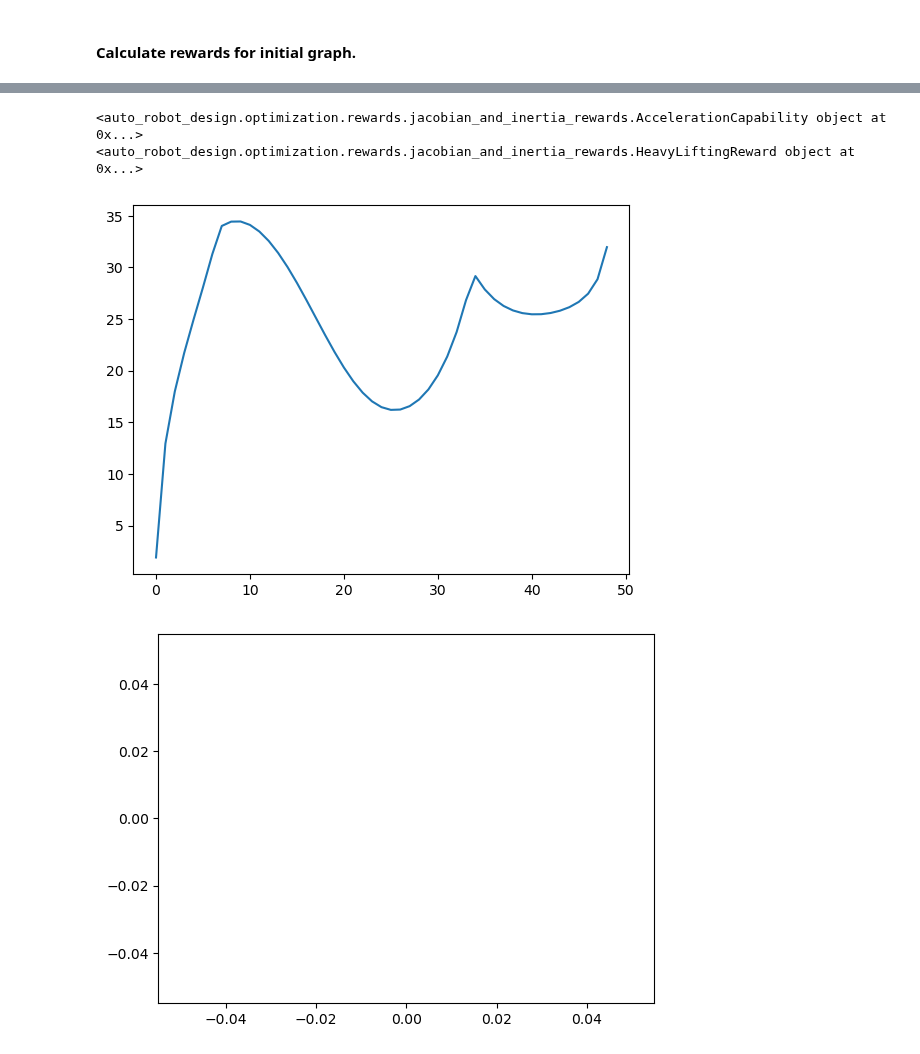
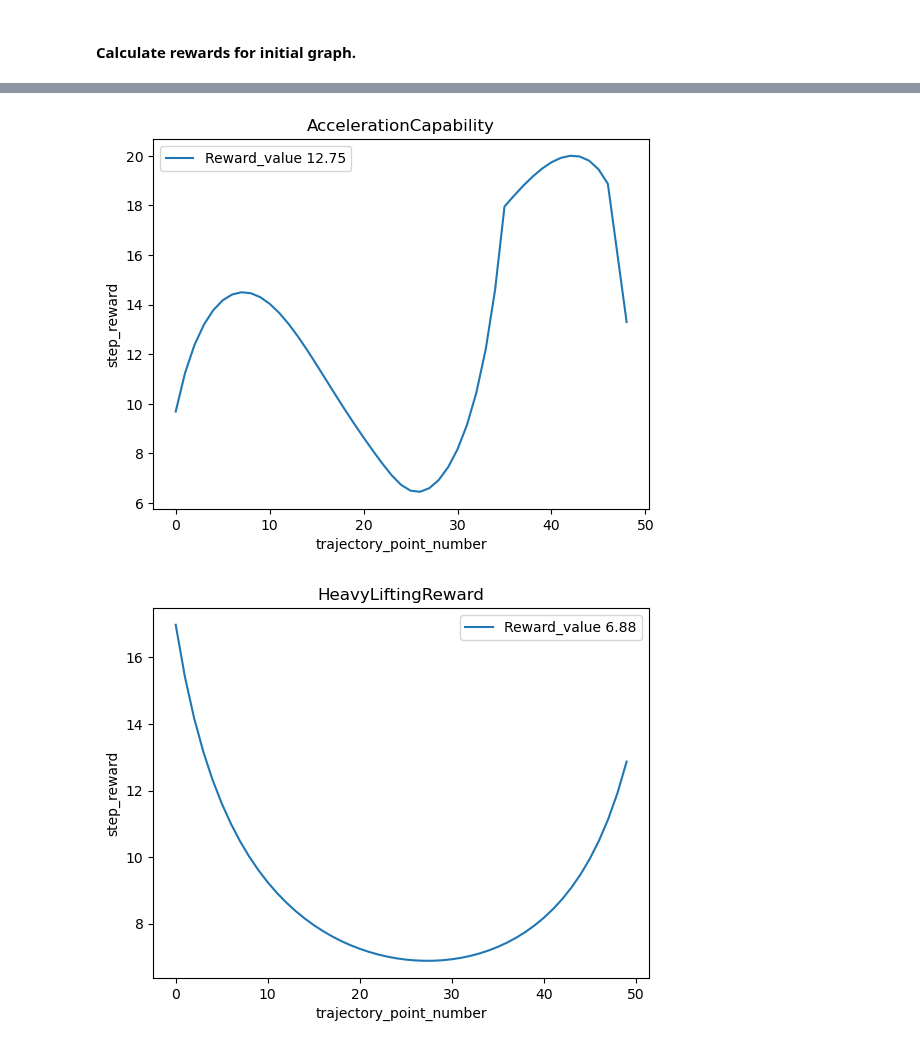
Before and after one commit to LicAiBeerLab/auto-robotics-design, a Jupyter notebook: apps/optimize/single_topology_optimization.ipynb, the cells around one changed output, grey strips where cells are left out. Cells and saved outputs as stored; diff of their text form; code cells hidden in the pictures.

```diff
--- a/apps/optimize/single_topology_optimization.ipynb
+++ b/apps/optimize/single_topology_optimization.ipynb
@@ -30,15 +30,11 @@ from auto_robot_design.description.builder import ParametrizedBuilder, DetailedU
 # %% [markdown]
 #### 1) mechanism configuration
 # %%
-
-
-
 generator = TwoLinkGenerator()
 all_graphs = generator.get_standard_set(shift=0.3)
-graph, constrain_dict = all_graphs[0]
+graph, constrain_dict = all_graphs[4]
 
-#actuator = TMotor_AK10_9()
-actuator = MyActuator_RMD_MT_RH_17_100_N()
+actuator = TMotor_AK10_9()
 thickness = 0.04
 builder = ParametrizedBuilder(DetailedURDFCreatorFixedEE, size_ground=np.array(
     [thickness*5, thickness*10, thickness*2]), actuator=actuator,thickness=thickness)
@@ -77,17 +73,19 @@ dict_point_criteria = {
 crag = CriteriaAggregator(dict_point_criteria, dict_trajectory_criteria)
 
 # set the rewards and weights for the optimization task
-rewards_step = [(PositioningReward(pos_error_key="POS_ERR"), 1), (AccelerationCapability(manipulability_key='Manip_Jacobian',
-            trajectory_key="traj_6d", error_key="error", actuated_mass_key="Actuated_Mass"), 1)]
+acceleration_capability = AccelerationCapability(manipulability_key='Manip_Jacobian',
+            trajectory_key="traj_6d", error_key="error", actuated_mass_key="Actuated_Mass")
+rewards_step = [(PositioningReward(pos_error_key="POS_ERR"), 1), (acceleration_capability, 1)]
 
 step_trajectories = [ground_symmetric_step,left_shift_step,right_shift_step]
-step_trajectories = [ground_symmetric_step, left_shift_step]
+step_trajectories = [ground_symmetric_step]
 
+heavy_lifting = HeavyLiftingReward(manipulability_key='Manip_Jacobian', trajectory_key="traj_6d", error_key="error", mass_key="MASS")
 rewards_vertical = [(PositioningReward(pos_error_key="POS_ERR"), 1),
-           (HeavyLiftingReward(manipulability_key='Manip_Jacobian',
-            trajectory_key="traj_6d", error_key="error", mass_key="MASS"), 1)]
+           (heavy_lifting, 1)]
 
 vertical_trajectories = [central_vertical, left_vertical, right_vertical]
+vertical_trajectories = [central_vertical]
 
 rewards_and_trajectories = [(rewards_step, step_trajectories),(rewards_vertical, vertical_trajectories)]
 
@@ -148,7 +146,7 @@ runner = StarmapParallelization(pool.starmap)
 optimizing_joints = get_optimizing_joints(graph, constrain_dict)
 # %%
 population_size = 32
-n_generations = 60
+n_generations = 10
 
 # create the problem for the current optimization
 problem = CalculateCriteriaProblemByWeigths(graph,builder=builder,
@@ -196,6 +199,5 @@ dict_keys(['X', 'F', 'Fs', 'Mean'])
 # %%
 best_id = np.argmin(optimizer.history["F"])
-best_id = not_super_best_id
 best_x = optimizer.history["X"][best_id]
 best_reward = optimizer.history["F"][best_id]
 print("The minimum result in optimization task:", best_reward)
@@ -240,20 +227,39 @@ draw_joint_point(problem.graph)
 # %%
 fixed_robot, free_robot = jps_graph2pinocchio_robot(problem.graph, builder=builder)
-for i, reward_decomposition in enumerate(best_reward_decomposition):
-    trajectory_id = int(reward_decomposition[0])
-    trajectory = rewards_and_trajectories[i][1][trajectory_id]
 
+reward_decomposition = best_reward_decomposition[0]
+trajectory_id = int(reward_decomposition[0])
+trajectory = rewards_and_trajectories[0][1][trajectory_id]
 
-    point_criteria_vector, trajectory_criteria, res_dict_fixed = crag.get_criteria_data(fixed_robot, free_robot, trajectory)
-    reward = rewards_and_trajectories[i][0][1][0]
+point_criteria_vector, trajectory_criteria, res_dict_fixed = crag.get_criteria_data(fixed_robot, free_robot, trajectory)
 
-    print(reward)
-    reward_vector = np.array(reward.calculate(point_criteria_vector, trajectory_criteria, res_dict_fixed, Actuator = actuator)[1])
-    plt.figure()
-    plt.plot(reward_vector)
-    reward_vector
+reward, reward_list = acceleration_capability.calculate(point_criteria_vector, trajectory_criteria, res_dict_fixed, Actuator = actuator)
+reward_vector = np.array(reward_list)
+plt.plot(reward_vector)
+plt.xlabel('trajectory_point_number')
+plt.ylabel('step_reward')
+plt.title('AccelerationCapability')
+plt.legend([f'Reward_value {round(reward,2)}'])
+plt.show()
 # %% [output]
-<auto_robot_design.optimization.rewards.jacobian_and_inertia_rewards.AccelerationCapability object at 0x...>
-<auto_robot_design.optimization.rewards.jacobian_and_inertia_rewards.HeavyLiftingReward object at 0x...>
-[figure, old version]
+[figure, new version]
-[figure, removed]
+# %%
+fixed_robot, free_robot = jps_graph2pinocchio_robot(problem.graph, builder=builder)
+
+reward_decomposition = best_reward_decomposition[1]
+trajectory_id = int(reward_decomposition[0])
+trajectory = rewards_and_trajectories[1][1][trajectory_id]
+
+point_criteria_vector, trajectory_criteria, res_dict_fixed = crag.get_criteria_data(fixed_robot, free_robot, trajectory)
+
+reward, reward_list = heavy_lifting.calculate(point_criteria_vector, trajectory_criteria, res_dict_fixed, Actuator = actuator)
+reward_vector = np.array(reward_list)
+plt.plot(reward_vector)
+plt.xlabel('trajectory_point_number')
+plt.ylabel('step_reward')
+plt.title('HeavyLiftingReward')
+plt.legend([f'Reward_value {round(reward,2)}'])
+
+plt.show()
+# %% [output]
+[figure, added]
```
Also changed, not shown: parts of 12 cells of this notebook.
